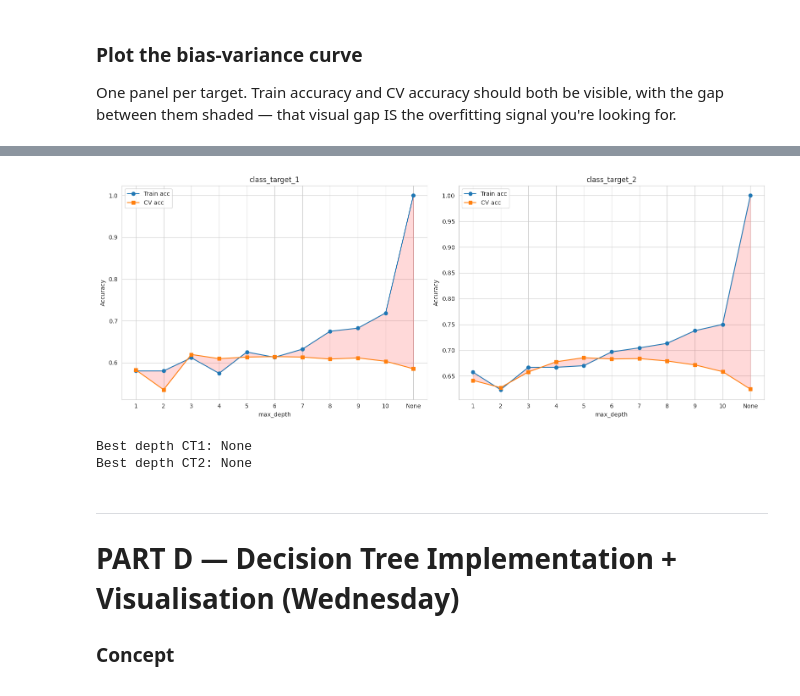
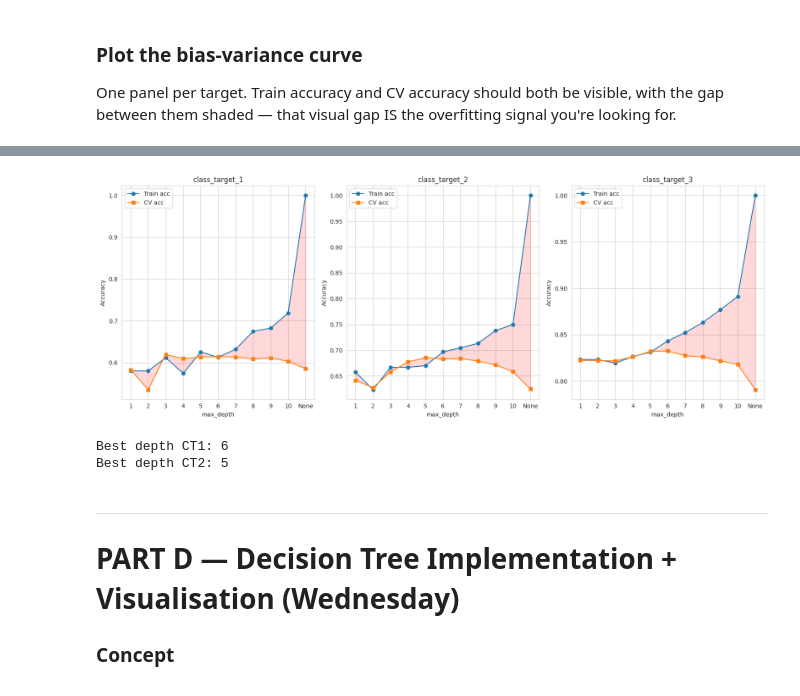
Before and after one commit to Jeshurun-B/EMA-optimizer-pipeline-v2, a Jupyter notebook: coolab_notebooks/week4_decision_trees_original.ipynb, the cells around one changed output, grey strips where cells are left out. Cells and saved outputs as stored; diff of their text form; code cells hidden in the pictures.

```diff
--- a/coolab_notebooks/week4_decision_trees_original.ipynb
+++ b/coolab_notebooks/week4_decision_trees_original.ipynb
@@ -204,6 +204,7 @@ df['class_target_1'] = (df['target_b'] > 0.4).astype(int)
 
 # class_target_2: simple, permissive — did unrealized profit ever cross 1%?
 df['class_target_2'] = (df['mfe_percent'] > 1).astype(int)
+df['class_target_3'] = (df['mfe_percent'] < -0.5).astype(int)
 
 print('Quality columns + targets applied')
 print(f'CT1 +%: LONG {df[df["signal_x"]=="LONG"]["class_target_1"].mean()*100:.1f}%  SHORT {df[df["signal_x"]=="SHORT"]["class_target_1"].mean()*100:.1f}%')
@@ -434,7 +435,7 @@ lr = LogisticRegression(C=1.0, class_weight='balanced', max_iter=1000, solver='l
 baseline_results = {}
 for direction, df_dir in [('LONG',df_long),('SHORT',df_short)]:
     feats = [f for f in FEATURES_COMBINED if f in df_dir.columns]
-    for target in ['class_target_1','class_target_2']:
+    for target in ['class_target_1','class_target_2','class_target_3']:
         res = cv_with_scaling(lr, df_dir, feats, target, n_splits=10)
         baseline_results[f'{direction}_{target}'] = res
         print_cv(res, f'LogReg baseline {direction} {target} (Combined, 65k+)')
@@ -751,7 +752,7 @@ bv_records = []
 
 # TODO: write a nested loop:
 for depth, label in zip(depths, depth_labels):
-    for target in ['class_target_1', 'class_target_2']:
+    for target in ['class_target_1', 'class_target_2', 'class_target_3']:
         dt = DecisionTreeClassifier(max_depth=depth, class_weight='balanced',
                                                    criterion='gini', random_state=42)
         cv_res = cv_no_scaling(dt, df_long, feat_set, target, n_splits=5)
@@ -807,10 +808,10 @@ One panel per target. Train accuracy and CV accuracy should both be visible, wit
 # ============================================================
 # TODO: Plot train vs CV accuracy across depths, one panel per target
 # ============================================================
-fig, axes = plt.subplots(1, 2, figsize=(16, 6))
+fig, axes = plt.subplots(1, 3, figsize=(16, 6))
 #
 # TODO:
-for ax, target in zip(axes, ['class_target_1', 'class_target_2']):
+for ax, target in zip(axes, ['class_target_1', 'class_target_2', 'class_target_3']):
     sub = bv_df[bv_df['target'] == target]
     x = range(len(sub))
     ax.plot(x, sub['train_auc'], marker='o', label='Train auc')
@@ -835,22 +836,22 @@ plt.show()
 # %%
 # ============================================================
 # TODO: Plot train vs CV accuracy across depths, one panel per target
 # ============================================================
-fig, axes = plt.subplots(1, 2, figsize=(16, 6))
+fig, axes = plt.subplots(1, 3, figsize=(16, 6))
 #
 # TODO:
-for ax, target in zip(axes, ['class_target_1', 'class_target_2']):
+for ax, target in zip(axes, ['class_target_1', 'class_target_2','class_target_3']):
     sub = bv_df[bv_df['target'] == target]
     x = range(len(sub))
     ax.plot(x, sub['train_acc'], marker='o', label='Train acc')
     ax.plot(x, sub['cv_acc'], marker='s', label='CV acc')
     ax.fill_between(x, sub['cv_acc'], sub['train_acc'], alpha=0.15, color='red')
     ax.set_xticks(x); ax.set_xticklabels(sub['depth'])
     ax.set_xlabel('max_depth'); ax.set_ylabel('Accuracy'); ax.set_title(target); ax.legend()
 plt.tight_layout()
 plt.show()
 # %% [output]
-[figure, old version]
+[figure, new version]
 # %%
 # TODO: once you've identified the best depth from the plot above, store it here
 # so later cells can reference it without you re-reading the chart each time.
@@ -858,13 +859,14 @@ plt.show()
 # rather force a finite depth (safer, since 'None' has the highest overfit risk),
 # override manually.
 
-BEST_DEPTH_CT1 = None  # TODO: set to your chosen depth for class_target_1, e.g. 5
-BEST_DEPTH_CT2 = None  # TODO: set to your chosen depth for class_target_2
+BEST_DEPTH_CT1 = 6  # TODO: set to your chosen depth for class_target_1, e.g. 5
+BEST_DEPTH_CT2 = 5  # TODO: set to your chosen depth for class_target_2
+BEST_DEPTH_CT3 = 6
 print(f'Best depth CT1: {BEST_DEPTH_CT1}')
 print(f'Best depth CT2: {BEST_DEPTH_CT2}')
 # %% [output]
-Best depth CT1: None
-Best depth CT2: None
+Best depth CT1: 6
+Best depth CT2: 5
 # %% [markdown]
 ---
 # PART D — Decision Tree Implementation + Visualisation (Wednesday)
```
Also changed, not shown: parts of 6 cells of this notebook.
